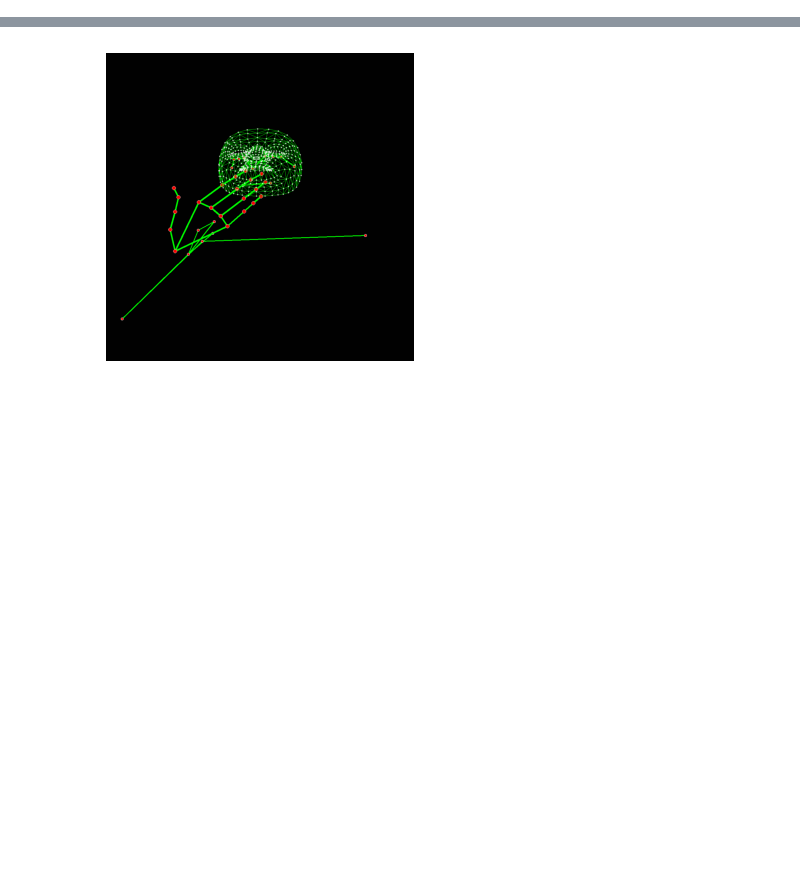
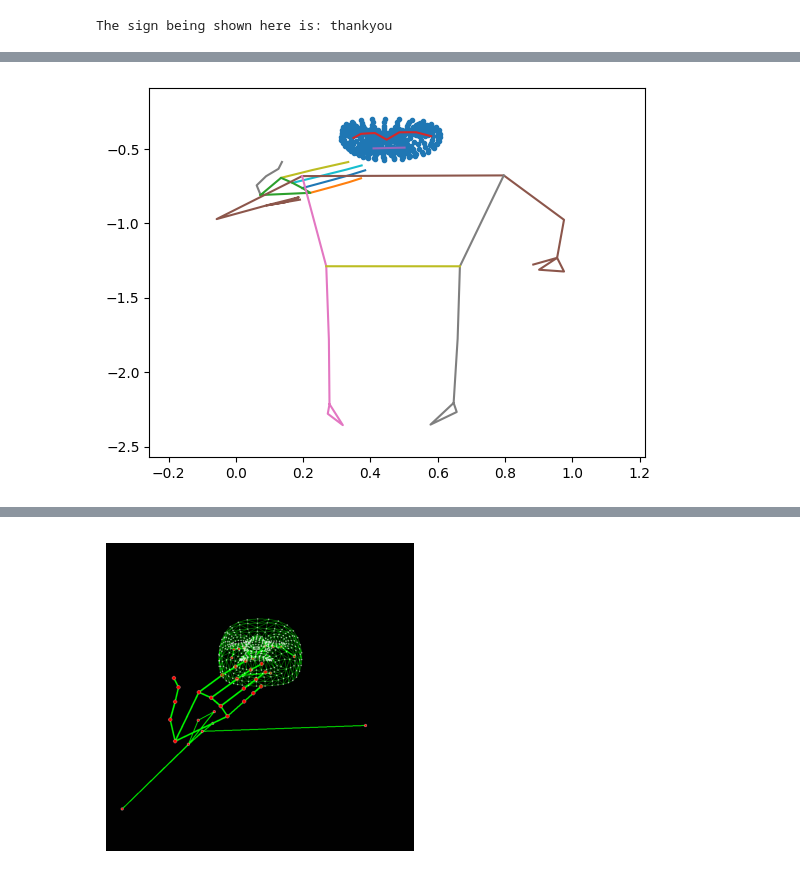
Before and after one commit to deeplearning-lab-csueb/Co-GISLR-Transformer, a Jupyter notebook: co-gislr-data-processing-transformers.ipynb, the cells around one changed output, grey strips where cells are left out. Saved outputs shown, nothing was run; the diff lists cells and outputs as text; code cells hidden in the pictures; blank space fills up the shorter version.

```diff
--- a/co-gislr-data-processing-transformers.ipynb
+++ b/co-gislr-data-processing-transformers.ipynb
@@ -22,0 +131,9 @@ from mediapipe.framework.formats import landmark_pb2
+# %%
+import os, json
+DATA_DIR = "/kaggle/input/asl-signs"
+# LANDMARK_FILES_DIR = os.path.join(DATA_DIR, "train_landmark_files")
+TRAIN_FILE = os.path.join(DATA_DIR, "train.csv")
+LABEL_MAP = json.load(open(os.path.join(DATA_DIR, "sign_to_prediction_index_map.json"), "r"))
+
+print(TRAIN_FILE)
+# print(LABEL_MAP)
@@ -22,0 +144,5 @@ from mediapipe.framework.formats import landmark_pb2
+# %%
+# how many training example (videos of signs)
+train_df = pd.read_csv(TRAIN_FILE)
+print(train_df.info())
+display(train_df.head())
@@ -83,3 +328,8 @@ dtype: object
+# %%
+thank_you_sign_file = train_df[train_df["sign"] == "thankyou"].iloc[1].path
+path_to_sign = thank_you_sign_file
+sign = pd.read_parquet(os.path.join(DATA_DIR, path_to_sign))
+sign.y = sign.y * -1
 # %%
 def get_hand_points(hand):
     x = [[hand.iloc[0].x, hand.iloc[1].x, hand.iloc[2].x, hand.iloc[3].x, hand.iloc[4].x], # Thumb
@@ -117,8 +367,8 @@ def get_pose_points(pose):
         ]
     return x, y
 # %%
-def animation_frame(f, sign_df):
-    frame = sign_df[sign_df.frame==f]
+def animation_frame(f):
+    frame = sign[sign.frame==f]
     left = frame[frame.type=='left_hand']
     right = frame[frame.type=='right_hand']
     pose = frame[frame.type=='pose']
@@ -136,3 +386,19 @@ def animation_frame(f, sign_df):
         ax.plot(px[i], py[i])
     plt.xlim(xmin, xmax)
     plt.ylim(ymin, ymax)
+
+print(f"The sign being shown here is: {train_df[train_df.path==f'{path_to_sign}'].sign.values[0]}")
+
+## These values set the limits on the graph to stabilize the video
+xmin = sign.x.min() - 0.2
+xmax = sign.x.max() + 0.2
+ymin = sign.y.min() - 0.2
+ymax = sign.y.max() + 0.2
+
+fig, ax = plt.subplots()
+l, = ax.plot([], [])
+fun_animation = FuncAnimation(fig, func=animation_frame, frames=sign.frame.unique())
+
+HTML(fun_animation.to_html5_video())
+# %% [output]
+The sign being shown here is: thankyou
@@ -138,0 +406 @@ def animation_frame(f, sign_df):
+[figure, added]
```
Also changed, not shown: parts of 137 cells of this notebook.
